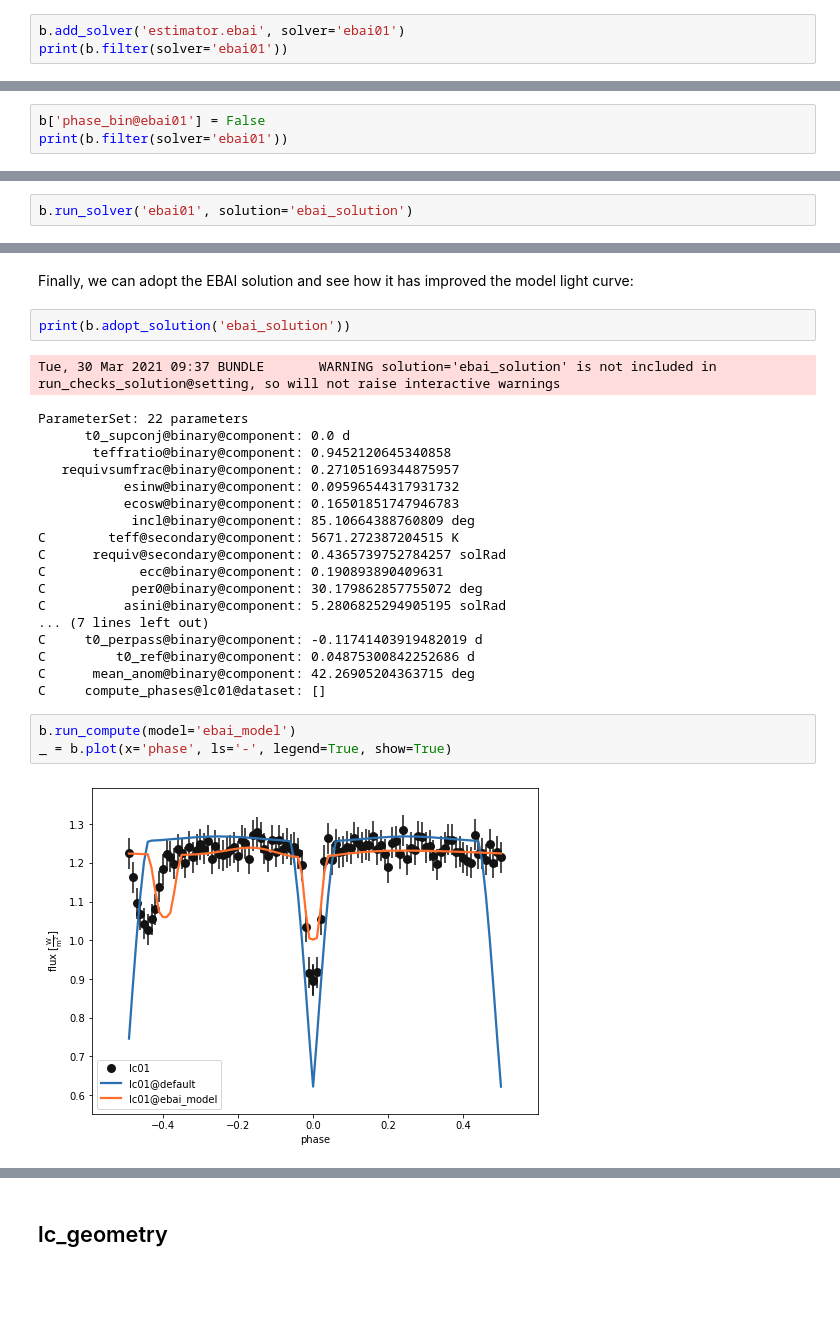
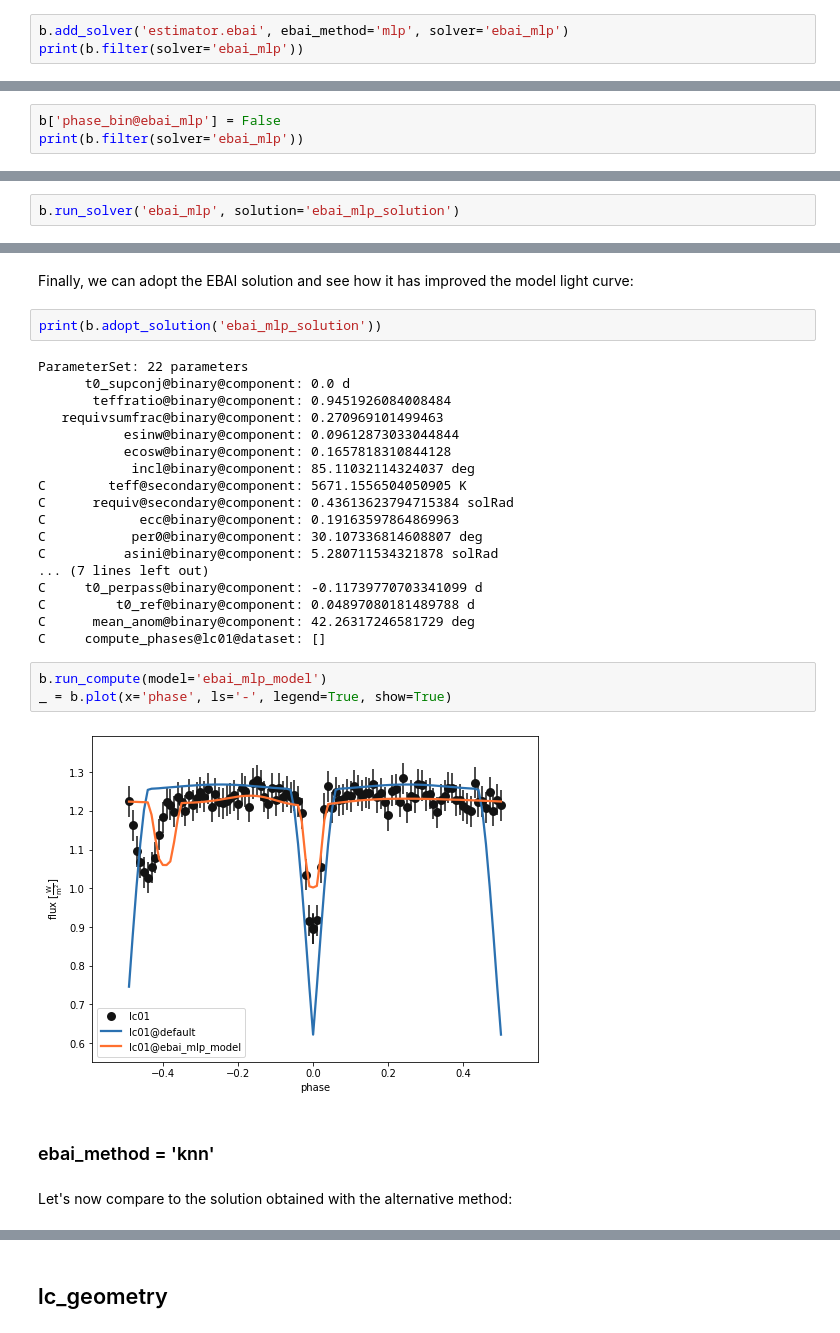
Before and after one commit to phoebe-project/phoebe2-docs, a Jupyter notebook: development/tutorials/LC_estimators.ipynb, the cells around one changed output, grey strips where cells are left out. Saved outputs shown, nothing was run; the diff lists cells and outputs as text; blank space fills up the shorter version.

```diff
--- a/development/tutorials/LC_estimators.ipynb
+++ b/development/tutorials/LC_estimators.ipynb
@@ -71,4 +73,4 @@ First we add the solver options via [add_solver](../api/phoebe.frontend.bundle.B
 # %%
-b.add_solver('estimator.ebai', solver='ebai01')
-print(b.filter(solver='ebai01'))
+b.add_solver('estimator.ebai', ebai_method='mlp', solver='ebai_mlp')
+print(b.filter(solver='ebai_mlp'))
 # %% [output]
@@ -83,6 +87,6 @@ ParameterSet: 5 parameters
 # %% [markdown]
 As we can see, by default it selects all available LC datasets and bins the light curves to 500 bins. We can change any of these in the 'ebai01' object or in the call to [run_solver](../api/phoebe.frontend.bundle.Bundle.run_solver.md). If there are less points that bins, the phase binning is skipped. Just in case, let's turn off the phase binning for this example, since we already have only 100 data points.
 # %%
-b['phase_bin@ebai01'] = False
-print(b.filter(solver='ebai01'))
+b['phase_bin@ebai_mlp'] = False
+print(b.filter(solver='ebai_mlp'))
 # %% [output]
@@ -94,3 +100,3 @@ ParameterSet: 4 parameters
 # %%
-b.run_solver('ebai01', solution='ebai_solution')
+b.run_solver('ebai_mlp', solution='ebai_mlp_solution')
 # %% [output]
@@ -127,28 +131,31 @@ Tue, 30 Mar 2021 09:37 BUNDLE       ERROR   Constraint 'ecc@binary@orbit@constra
 # %% [markdown]
 Finally, we can adopt the EBAI solution and see how it has improved the model light curve:
 # %%
-print(b.adopt_solution('ebai_solution'))
+print(b.adopt_solution('ebai_mlp_solution'))
 # %% [output]
-Tue, 30 Mar 2021 09:37 BUNDLE       WARNING solution='ebai_solution' is not included in run_checks_solution@setting, so will not raise interactive warnings
+ParameterSet: 22 parameters
+      t0_supconj@binary@component: 0.0 d
+       teffratio@binary@component: 0.9451926084008484
+   requivsumfrac@binary@component: 0.270969101499463
+           esinw@binary@component: 0.09612873033044844
+           ecosw@binary@component: 0.1657818310844128
+            incl@binary@component: 85.11032114324037 deg
+C        teff@secondary@component: 5671.1556504050905 K
+C      requiv@secondary@component: 0.43613623794715384 solRad
+C            ecc@binary@component: 0.19163597864869963
+C           per0@binary@component: 30.107336814608807 deg
+C          asini@binary@component: 5.280711534321878 solRad
+... (7 lines left out)
+C     t0_perpass@binary@component: -0.11739770703341099 d
+C         t0_ref@binary@component: 0.04897080181489788 d
+C      mean_anom@binary@component: 42.26317246581729 deg
+C     compute_phases@lc01@dataset: []
-ParameterSet: 22 parameters
-      t0_supconj@binary@component: 0.0 d
-       teffratio@binary@component: 0.9452120645340858
-   requivsumfrac@binary@component: 0.27105169344875957
-           esinw@binary@component: 0.09596544317931732
-           ecosw@binary@component: 0.16501851747946783
-            incl@binary@component: 85.10664388760809 deg
-C        teff@secondary@component: 5671.272387204515 K
-C      requiv@secondary@component: 0.4365739752784257 solRad
-C            ecc@binary@component: 0.190893890409631
-C           per0@binary@component: 30.179862857755072 deg
-C          asini@binary@component: 5.2806825294905195 solRad
-... (7 lines left out)
-C     t0_perpass@binary@component: -0.11741403919482019 d
-C         t0_ref@binary@component: 0.04875300842252686 d
-C      mean_anom@binary@component: 42.26905204363715 deg
-C     compute_phases@lc01@dataset: []
 # %%
-b.run_compute(model='ebai_model')
+b.run_compute(model='ebai_mlp_model')
 _ = b.plot(x='phase', ls='-', legend=True, show=True)
 # %% [output]
-[figure, old version]
+[figure, new version]
+# %% [markdown]
+### ebai_method = 'knn'
+# %% [markdown]
+Let's now compare to the solution obtained with the alternative method:
```
Also changed, not shown: parts of 30 cells of this notebook, 1 other file.
